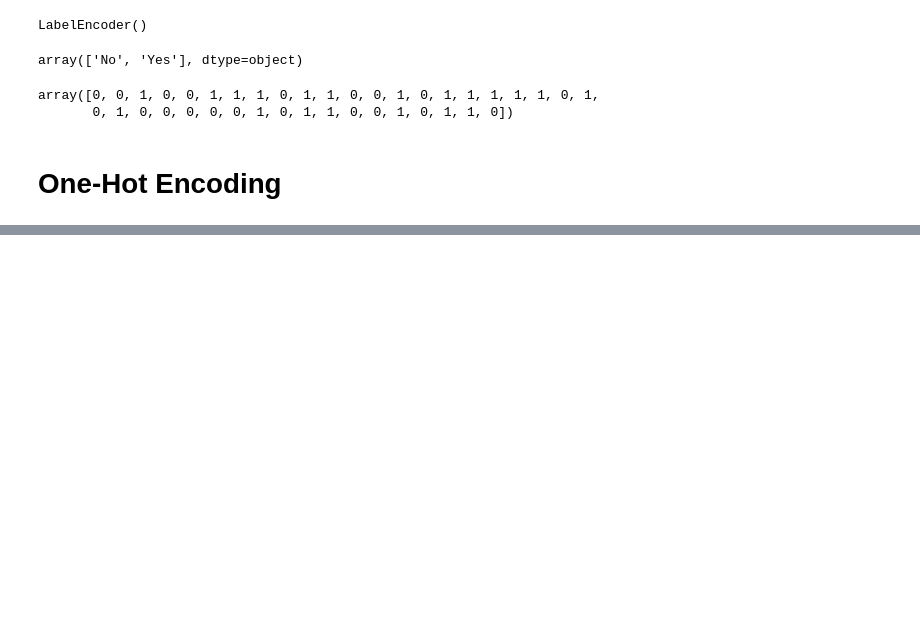
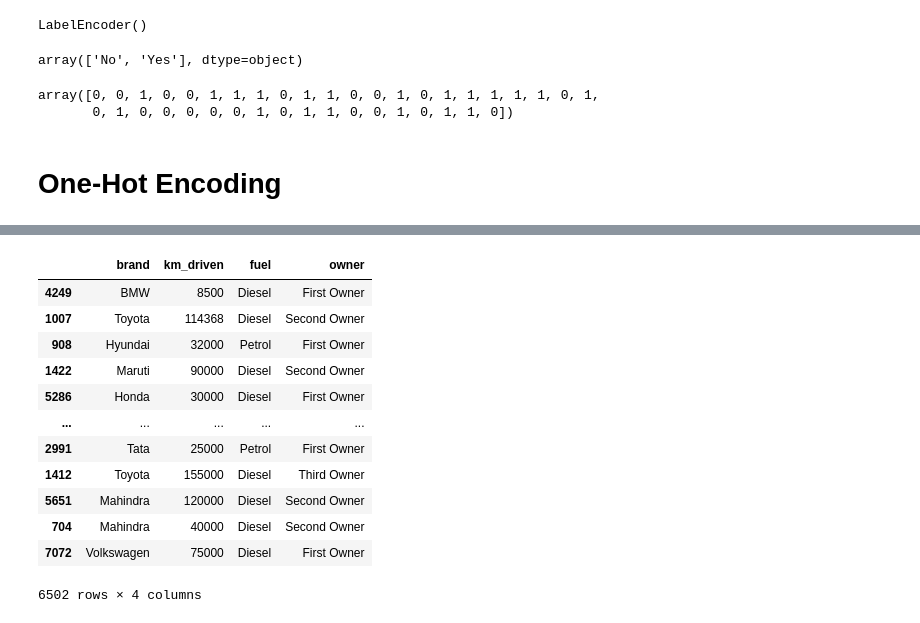
Before and after one commit to YashitaaArya/Python-Practices, a Jupyter notebook: EncodingCategoricalData.ipynb, the cells around one changed output, grey strips where cells are left out. Saved outputs shown, nothing was run; the diff lists cells and outputs as text; code cells hidden in the pictures; blank space fills up the shorter version.

```diff
--- a/EncodingCategoricalData.ipynb
+++ b/EncodingCategoricalData.ipynb
@@ -122,0 +209,21 @@ array([0, 0, 1, 0, 0, 1, 1, 1, 0, 1, 1, 0, 0, 1, 0, 1, 1, 1, 1, 1, 0, 1,
+# %%
+# first we split data into train test split
+from sklearn.model_selection import train_test_split
+X_train,X_test,Y_train,Y_test=train_test_split(df2.iloc[:,0:4],df2.iloc[:,-1],test_size=0.2)
+#1st 4 cols in input, last col in output
+# %%
+X_train
+# %% [output]
+|  | brand | km_driven | fuel | owner |
+| 4249 | BMW | 8500 | Diesel | First Owner |
+| 1007 | Toyota | 114368 | Diesel | Second Owner |
+| 908 | Hyundai | 32000 | Petrol | First Owner |
+| 1422 | Maruti | 90000 | Diesel | Second Owner |
+| 5286 | Honda | 30000 | Diesel | First Owner |
+| ... | ... | ... | ... | ... |
+| 2991 | Tata | 25000 | Petrol | First Owner |
+| 1412 | Toyota | 155000 | Diesel | Third Owner |
+| 5651 | Mahindra | 120000 | Diesel | Second Owner |
+| 704 | Mahindra | 40000 | Diesel | Second Owner |
+| 7072 | Volkswagen | 75000 | Diesel | First Owner |
+6502 rows × 4 columns
```
Also changed, not shown: parts of 23 cells of this notebook.
